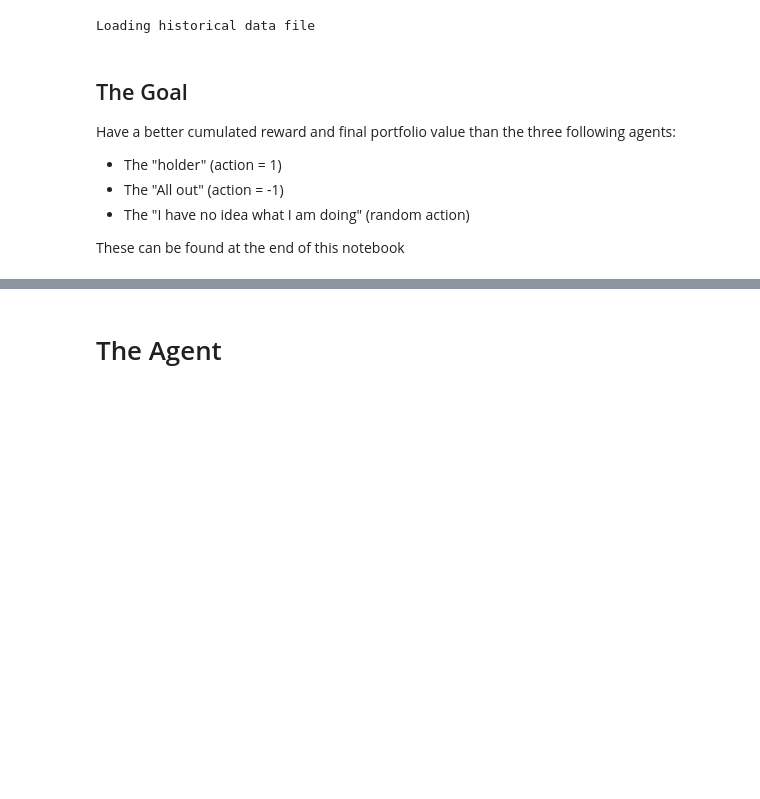
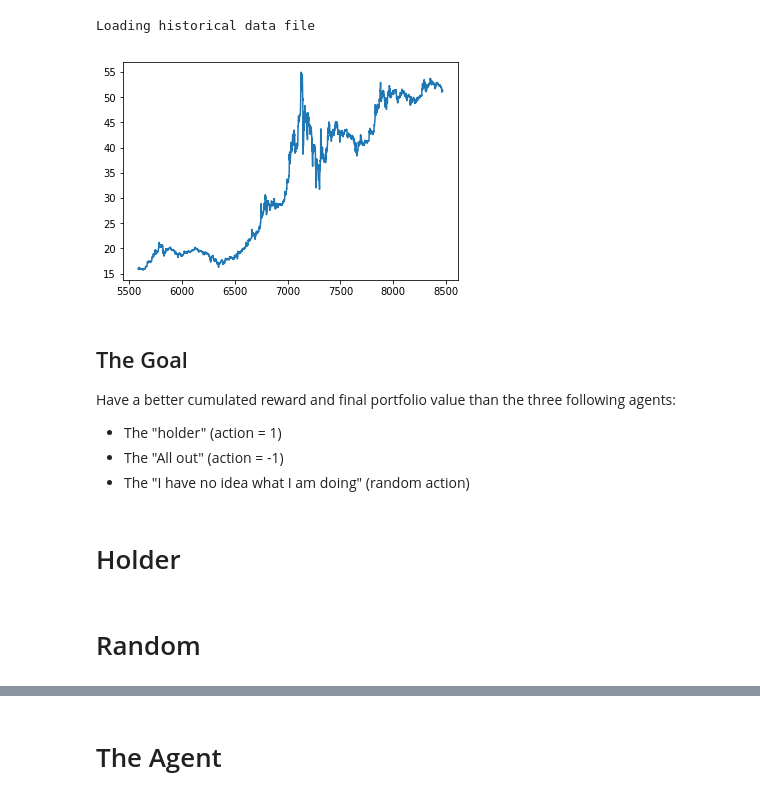
Before and after one commit to GuilhermeGSousa/ml-stock-prediction, a Jupyter notebook: policy_gradient_network_training.ipynb, the cells around one changed output, grey strips where cells are left out. Cells and saved outputs as stored; diff of their text form; code cells hidden in the pictures; blank space fills up the shorter version.

```diff
--- a/policy_gradient_network_training.ipynb
+++ b/policy_gradient_network_training.ipynb
@@ -12,17 +12,25 @@ import trading_env
 import os
 import agent
 from os import __file__
-# %%
-env_trading = gym.make('test_trading-v0')
-NUM_EP = 100
-date = datetime.datetime(2017, 5, 1, 0, 0)
-# %% [output]
-Loading historical data file
+# %%
+env_trading = gym.make('test_trading-v0')
+NUM_EP = 700
+date = datetime.datetime(2017, 3, 1, 0, 0)
+data = env_trading.historical_data["close"]
+env_trading.reset(date=date)
+plt.plot(data[env_trading.start_index:env_trading.start_index + int(env_trading.episode_steps)
+              if env_trading.start_index + int(env_trading.episode_steps) < data.shape[0]
+             else data.shape[0]])
+
+plt.show()
+# %% [output]
+Loading historical data file
+[figure, added]
 # %% [markdown]
 ## The Goal
 Have a better cumulated reward and final portfolio value than the three following agents:
 - The "holder" (action = 1)
 - The "All out" (action = -1)
 - The "I have no idea what I am doing" (random action)
-
-These can be found at the end of this notebook
+# %% [markdown]
+# Holder
@@ -28,0 +48,2 @@ These can be found at the end of this notebook
+# %% [markdown]
+# Random
```
Also changed, not shown: parts of 14 cells of this notebook, 1 other file.
